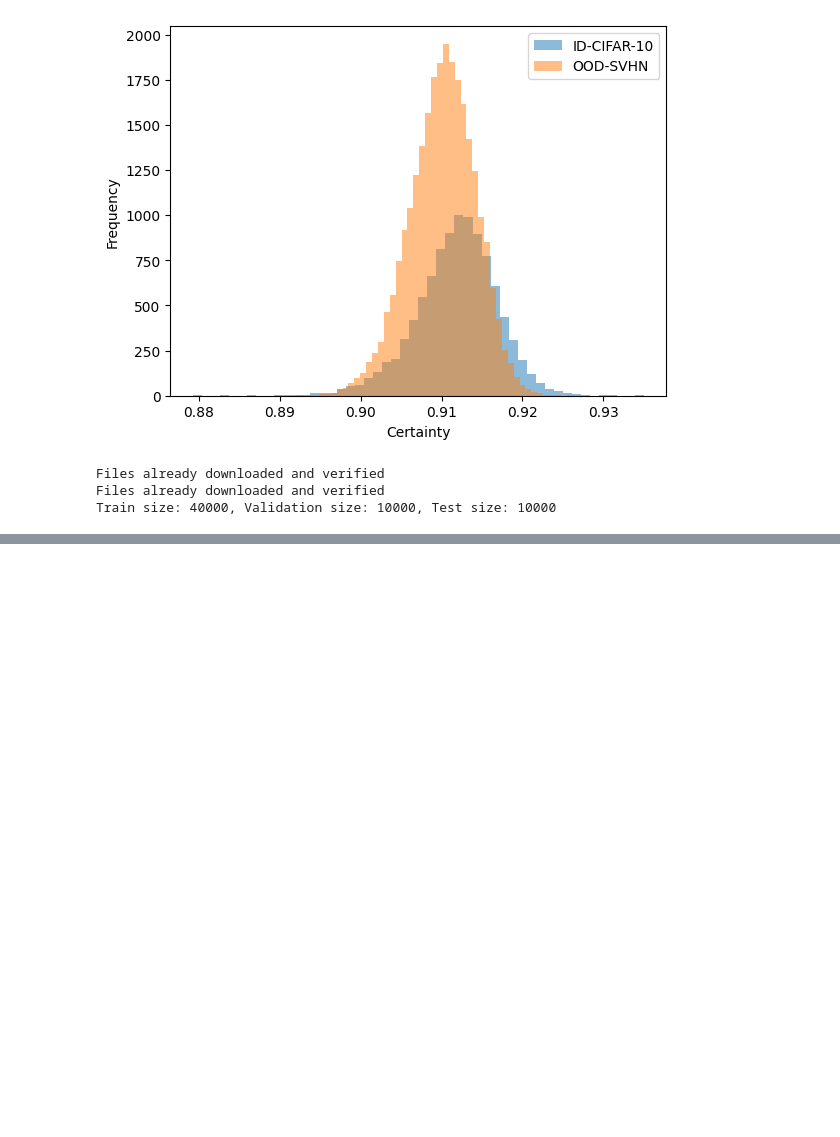
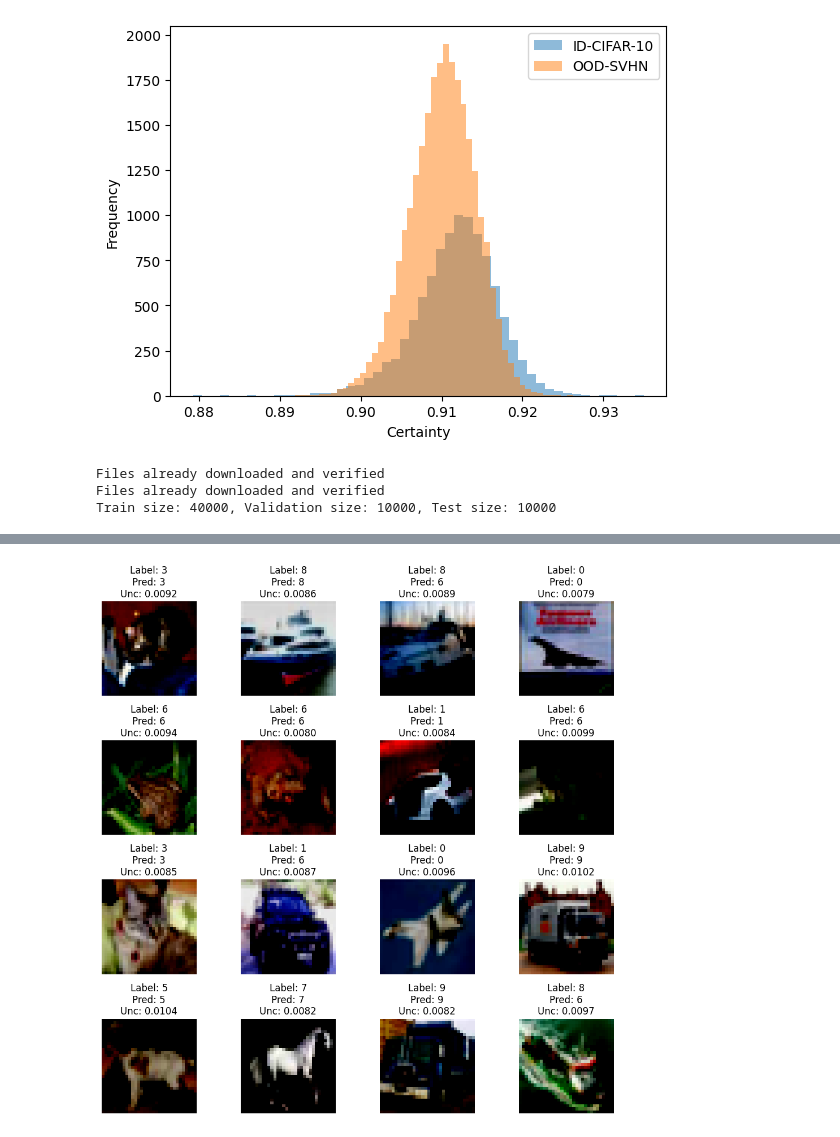
Before and after one commit to RenatFaiz/OOD-with-torch-uncertainty, a Jupyter notebook: torch_uncertainty.ipynb, the cells around one changed output, grey strips where cells are left out. Saved outputs shown, nothing was run; the diff lists cells and outputs as text; code cells hidden in the pictures; blank space fills up the shorter version.

```diff
--- a/torch_uncertainty.ipynb
+++ b/torch_uncertainty.ipynb
@@ -606,0 +651,33 @@ ECE после TS: 0.1481
+# %%
+# Визуализация предсказаний
+# Функция для обратной нормализации
+def denormalize(tensor):
+    return tensor * 0.5 + 0.5  # Обратно к [0,1]
+
+# Получаем batch из test_dataloader
+images, labels = next(iter(test_dataloader))
+
+# Переключаем модель в режим оценки
+model_cs.eval()
+
+# Прогоняем изображения через модель
+with torch.no_grad():
+    preds = model_cs(images.to(device))  # Переносим на device, если модель на GPU
+
+# Визуализация изображений и предсказаний
+fig, axes = plt.subplots(4, 4, figsize=(10, 10))
+axes = axes.ravel()
+
+for i in range(min(16, len(images))):
+    img = images[i].cpu().permute(1, 2, 0).numpy()  # Переводим на CPU и меняем оси
+    label = labels[i].item()
+    pred = preds[i][:num_classes].argmax().item()
+    uncertainty = torch.sigmoid(preds[i][num_classes:]).item()
+
+    axes[i].imshow(img)
+    axes[i].set_title(f"Label: {label}\nPred: {pred}\nUnc: {uncertainty:.4f}")
+    axes[i].axis('off')
+
+plt.tight_layout()
+plt.show()
+# %% [output]
@@ -606,0 +700 @@ ECE после TS: 0.1481
+[figure, added]
```
Also changed, not shown: parts of 7 cells of this notebook.
